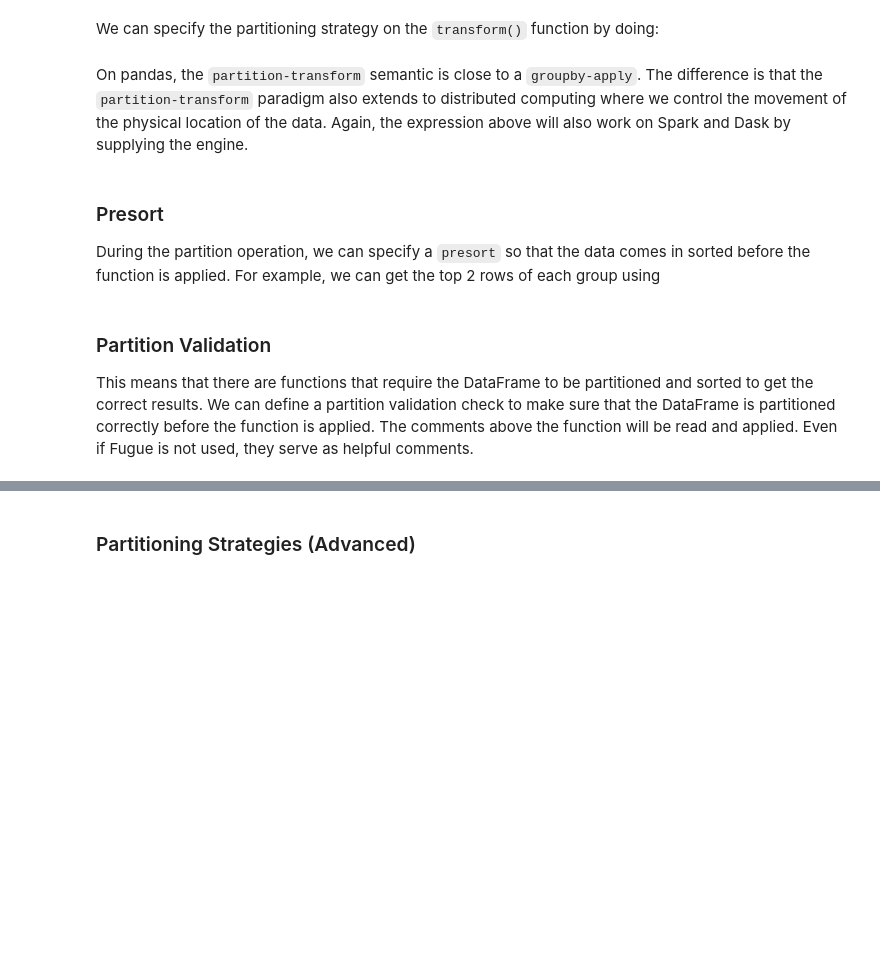
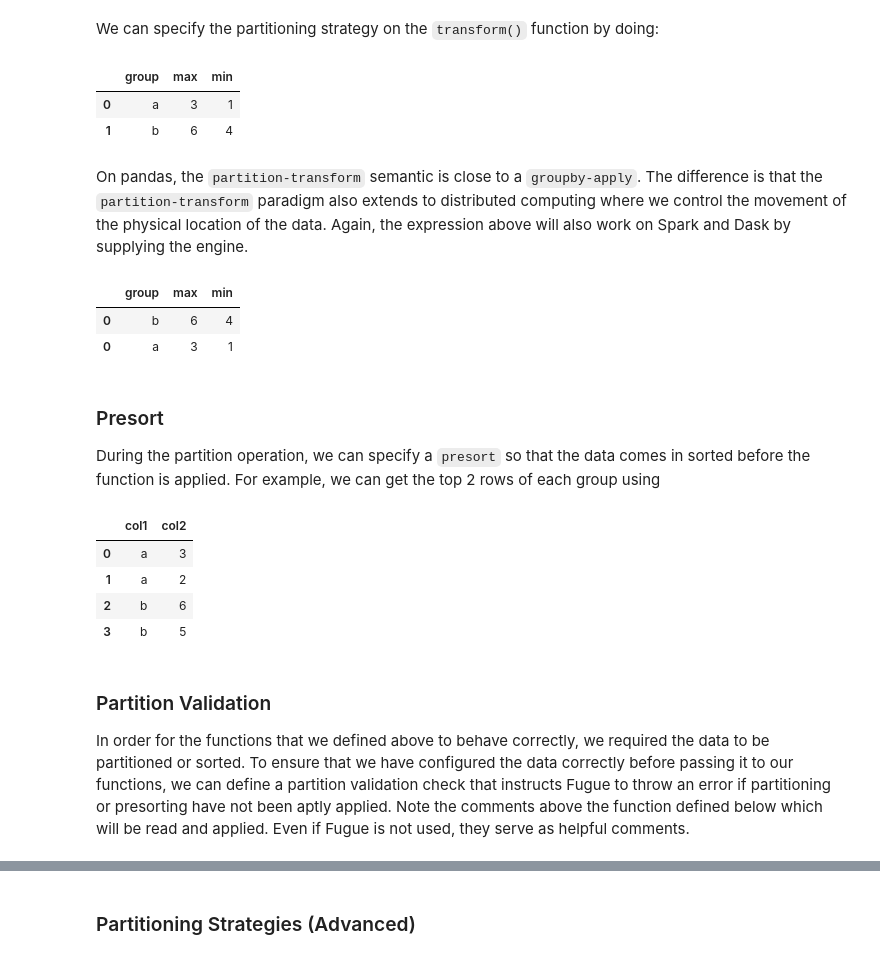
Before and after one commit to fugue-project/tutorials, a Jupyter notebook: tutorials/ten_minutes.ipynb, the cells around one changed output, grey strips where cells are left out. Cells and saved outputs as stored; diff of their text form; code cells hidden in the pictures; blank space fills up the shorter version.

```diff
--- a/tutorials/ten_minutes.ipynb
+++ b/tutorials/ten_minutes.ipynb
@@ -264,34 +292,60 @@ def min_max(df:pd.DataFrame) -> List[Dict[str,Any]]:
 # %% [markdown]
 We can specify the partitioning strategy on the `transform()` function by doing:
 # %%
-transform(df,
-          min_max,
-          schema="group:str, max:int, min:int",
-          partition={"by": "col1"})
+transform(
+    df=df,
+    using=min_max,
+    schema="group:str, max:int, min:int",
+    partition={"by": "col1"}
+    )
+# %% [output]
+|  | group | max | min |
+| 0 | a | 3 | 1 |
+| 1 | b | 6 | 4 |
 # %% [markdown]
 On pandas, the `partition-transform` semantic is close to a `groupby-apply`. The difference is that the `partition-transform` paradigm also extends to distributed computing where we control the movement of the physical location of the data. Again, the expression above will also work on Spark and Dask by supplying the engine.
 # %%
-transform(df,
-          min_max,
-          schema="group:str,max:int,min:int",
-          partition={"by": "col1"},
-          engine="dask").compute()
+transform(
+    df=df,
+    using=min_max,
+    schema="group:str,max:int,min:int",
+    partition={"by": "col1"},
+    engine="dask"
+    ).compute()
+# %% [output]
+|  | group | max | min |
+| 0 | b | 6 | 4 |
+| 0 | a | 3 | 1 |
 # %% [markdown]
 ### Presort
 
 During the partition operation, we can specify a `presort` so that the data comes in sorted before the function is applied. For example, we can get the top 2 rows of each group using
 # %%
 def top_two(df:List[Dict[str,Any]]) -> Iterable[Dict[str,Any]]:
+    """
+    Function that returns the top 2 rows of an iterable.
+    """
     n = 0
     while n < 2:
         yield df[n]
         n = n + 1
 
-transform(df, top_two, schema="*", partition={"by":"col1", "presort": "col2 desc"})
+transform(
+    df=df,
+    using=top_two,
+    schema="*",
+    partition={"by":"col1", "presort": "col2 desc"}
+    )
+# %% [output]
+|  | col1 | col2 |
+| 0 | a | 3 |
+| 1 | a | 2 |
+| 2 | b | 6 |
+| 3 | b | 5 |
 # %% [markdown]
 ### Partition Validation
 
-This means that there are functions that require the DataFrame to be partitioned and sorted to get the correct results. We can define a partition validation check to make sure that the DataFrame is partitioned correctly before the function is applied. The comments above the function will be read and applied. Even if Fugue is not used, they serve as helpful comments.
+In order for the functions that we defined above to behave correctly, we required the data to be partitioned or sorted. To ensure that we have configured the data correctly before passing it to our functions, we can define a partition validation check that instructs Fugue to throw an error if partitioning or presorting have not been aptly applied. Note the comments above the function defined below which will be read and applied. Even if Fugue is not used, they serve as helpful comments.
 # %%
 # partitionby_has: col1
 # presort_is: col2 desc
```
Also changed, not shown: parts of 10 cells of this notebook.
